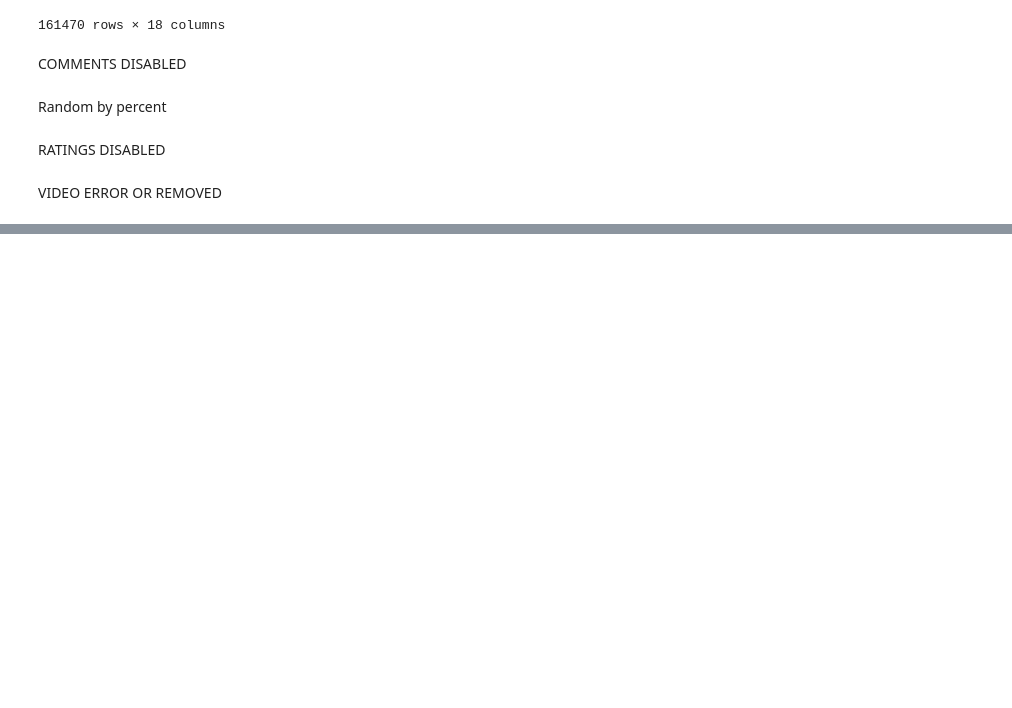
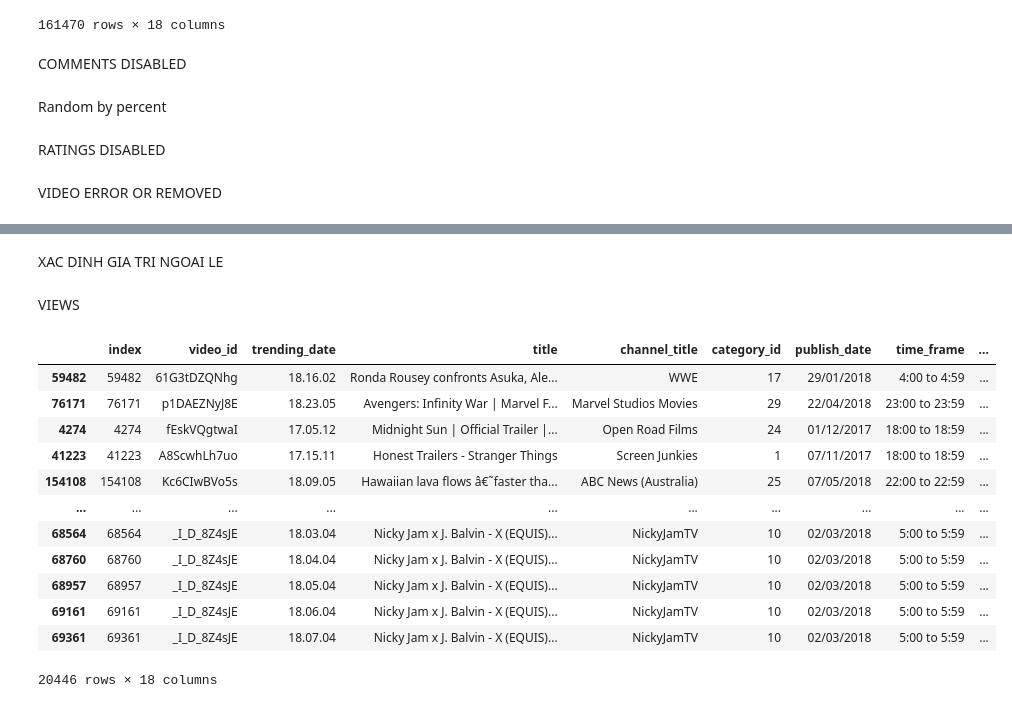
Before and after one commit to Biuuu2309/Data-Analysis-Basic-Method, a Jupyter notebook: Python Project With Jupyter.ipynb, the cells around one changed output, grey strips where cells are left out. Saved outputs shown, nothing was run; the diff lists cells and outputs as text; code cells hidden in the pictures; blank space fills up the shorter version.

```diff
--- a/Python Project With Jupyter.ipynb
+++ b/Python Project With Jupyter.ipynb
@@ -278,0 +309,22 @@ DF['video_error_or_removed'] = DF['video_error_or_removed'].fillna(pd.Series(ran
+# %%
+DF_2 = DF[DF['tags'] == '[none]']
+
+DF_2.reset_index(drop=True, inplace=True)
+
+for i in range(len(DF_2)):
+    lst = DF_2.loc[i, 'title'].split()
+    tags_list = []
+    for j in range(len(lst)):
+        if j == 0:
+            tags_list.append(str(lst[j]) + '|"')
+        elif j == len(lst) - 1:
+            tags_list.append(str(lst[j]) + '"""')
+        else:
+            tags_list.append(str(lst[j]) + '""|""')
+
+    tags = ''.join(tags_list).strip()
+    for char in ":()?!":
+        tags = tags.replace(char, "")
+
+    DF_2.loc[i, 'tags'] = tags
+DF.loc[DF['tags'] == '[none]', ['title', 'tags']] = DF_2[['title', 'tags']].values
@@ -278,0 +484,25 @@ DF['video_error_or_removed'] = DF['video_error_or_removed'].fillna(pd.Series(ran
+# %% [markdown]
+XAC DINH GIA TRI NGOAI LE
+# %% [markdown]
+VIEWS
+# %%
+DFSV = DF.sort_values(by='views', ascending=True)
+Q1 = DFSV.iloc[int(len(DF)*0.25)]['views']
+Q3 = DFSV.iloc[int(len(DF)*0.75)]['views']
+
+OL_Views = DFSV[(DFSV['views'] < Q1 - (1.5 * (Q3 - Q1))) | (DFSV['views'] > Q3 + (1.5 * (Q3 - Q1)))]
+OL_Views
+# %% [output]
+|  | index | video_id | trending_date | title | channel_title | category_id | publish_date | time_frame | ... |
+| 59482 | 59482 | 61G3tDZQNhg | 18.16.02 | Ronda Rousey confronts Asuka, Ale... | WWE | 17 | 29/01/2018 | 4:00 to 4:59 | ... |
+| 76171 | 76171 | p1DAEZNyJ8E | 18.23.05 | Avengers: Infinity War | Marvel F... | Marvel Studios Movies | 29 | 22/04/2018 | 23:00 to 23:59 | ... |
+| 4274 | 4274 | fEskVQgtwaI | 17.05.12 | Midnight Sun | Official Trailer |... | Open Road Films | 24 | 01/12/2017 | 18:00 to 18:59 | ... |
+| 41223 | 41223 | A8ScwhLh7uo | 17.15.11 | Honest Trailers - Stranger Things | Screen Junkies | 1 | 07/11/2017 | 18:00 to 18:59 | ... |
+| 154108 | 154108 | Kc6CIwBVo5s | 18.09.05 | Hawaiian lava flows â€˜faster tha... | ABC News (Australia) | 25 | 07/05/2018 | 22:00 to 22:59 | ... |
+| ... | ... | ... | ... | ... | ... | ... | ... | ... | ... |
+| 68564 | 68564 | _I_D_8Z4sJE | 18.03.04 | Nicky Jam x J. Balvin - X (EQUIS)... | NickyJamTV | 10 | 02/03/2018 | 5:00 to 5:59 | ... |
+| 68760 | 68760 | _I_D_8Z4sJE | 18.04.04 | Nicky Jam x J. Balvin - X (EQUIS)... | NickyJamTV | 10 | 02/03/2018 | 5:00 to 5:59 | ... |
+| 68957 | 68957 | _I_D_8Z4sJE | 18.05.04 | Nicky Jam x J. Balvin - X (EQUIS)... | NickyJamTV | 10 | 02/03/2018 | 5:00 to 5:59 | ... |
+| 69161 | 69161 | _I_D_8Z4sJE | 18.06.04 | Nicky Jam x J. Balvin - X (EQUIS)... | NickyJamTV | 10 | 02/03/2018 | 5:00 to 5:59 | ... |
+| 69361 | 69361 | _I_D_8Z4sJE | 18.07.04 | Nicky Jam x J. Balvin - X (EQUIS)... | NickyJamTV | 10 | 02/03/2018 | 5:00 to 5:59 | ... |
+20446 rows × 18 columns
```
Also changed, not shown: parts of 35 cells of this notebook, 1 other file.
